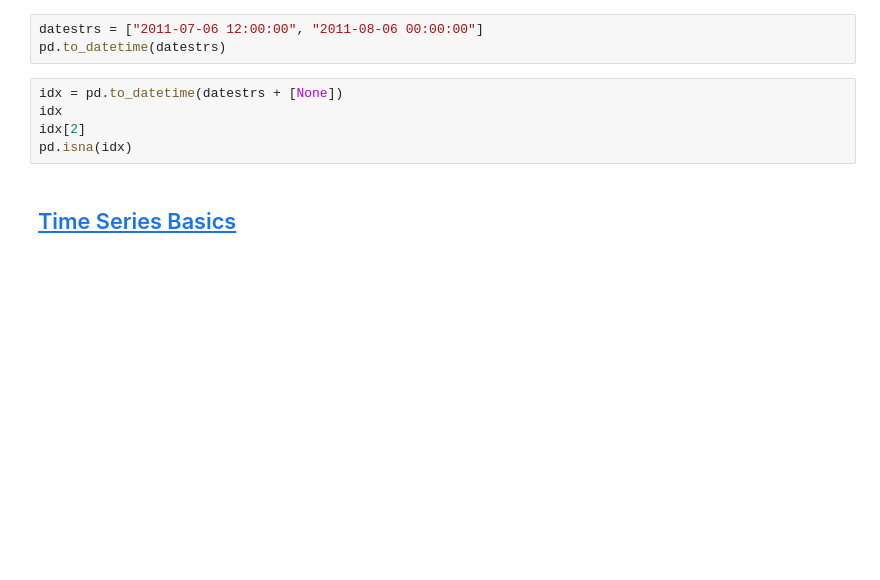
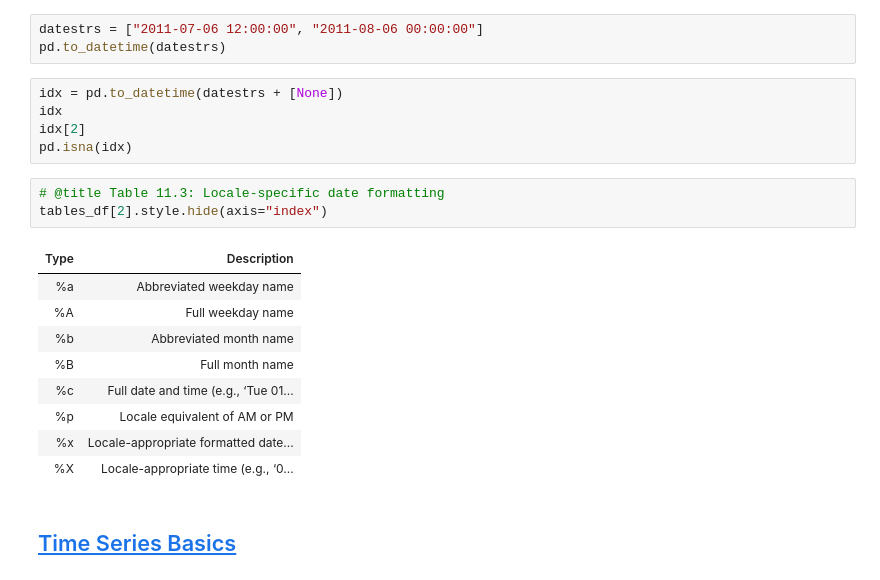
Before and after one commit to rwcitek/pydata-book, a Jupyter notebook: ch11.ipynb, the cells around one changed output. Saved outputs shown, nothing was run; the diff lists cells and outputs as text; blank space fills up the shorter version.

```diff
--- a/ch11.ipynb
+++ b/ch11.ipynb
@@ -59,6 +92,19 @@ idx = pd.to_datetime(datestrs + [None])
 idx
 idx[2]
 pd.isna(idx)
+# %%
+# @title Table 11.3: Locale-specific date formatting
+tables_df[2].style.hide(axis="index")
+# %% [output]
+| Type | Description |
+| %a | Abbreviated weekday name |
+| %A | Full weekday name |
+| %b | Abbreviated month name |
+| %B | Full month name |
+| %c | Full date and time (e.g., ‘Tue 01... |
+| %p | Locale equivalent of AM or PM |
+| %x | Locale-appropriate formatted date... |
+| %X | Locale-appropriate time (e.g., ‘0... |
 # %% [markdown]
 ## [Time Series Basics]( https://wesmckinney.com/book/time-series#tseries_basics )
 # %%
```
Also changed, not shown: parts of 6 cells of this notebook.
